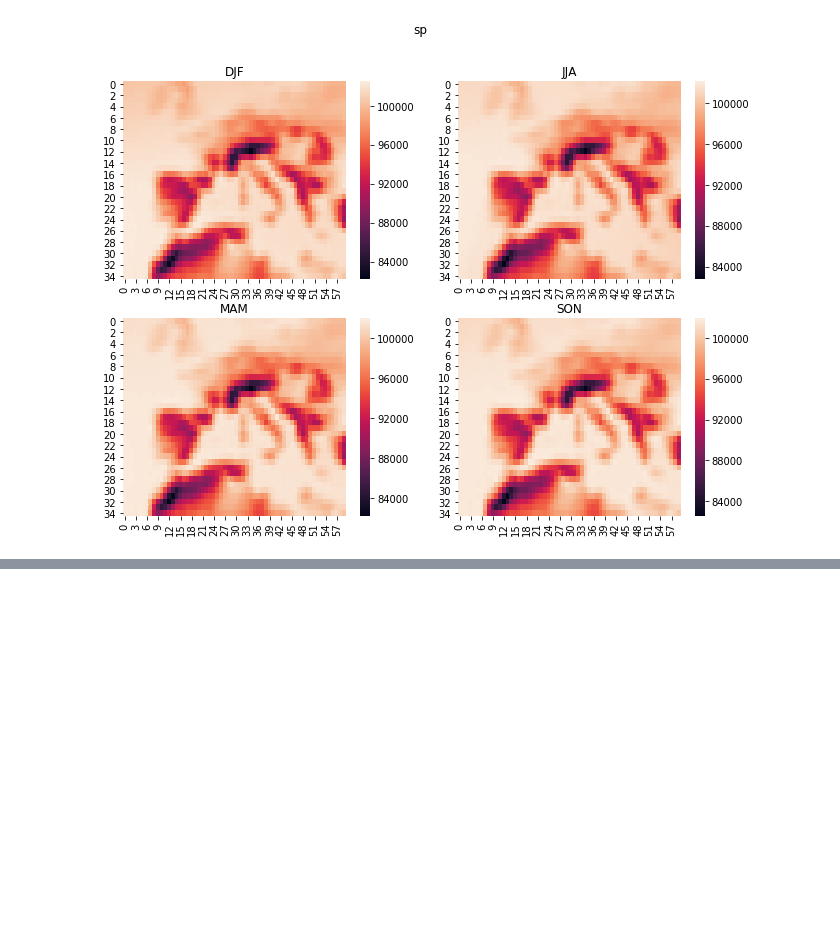
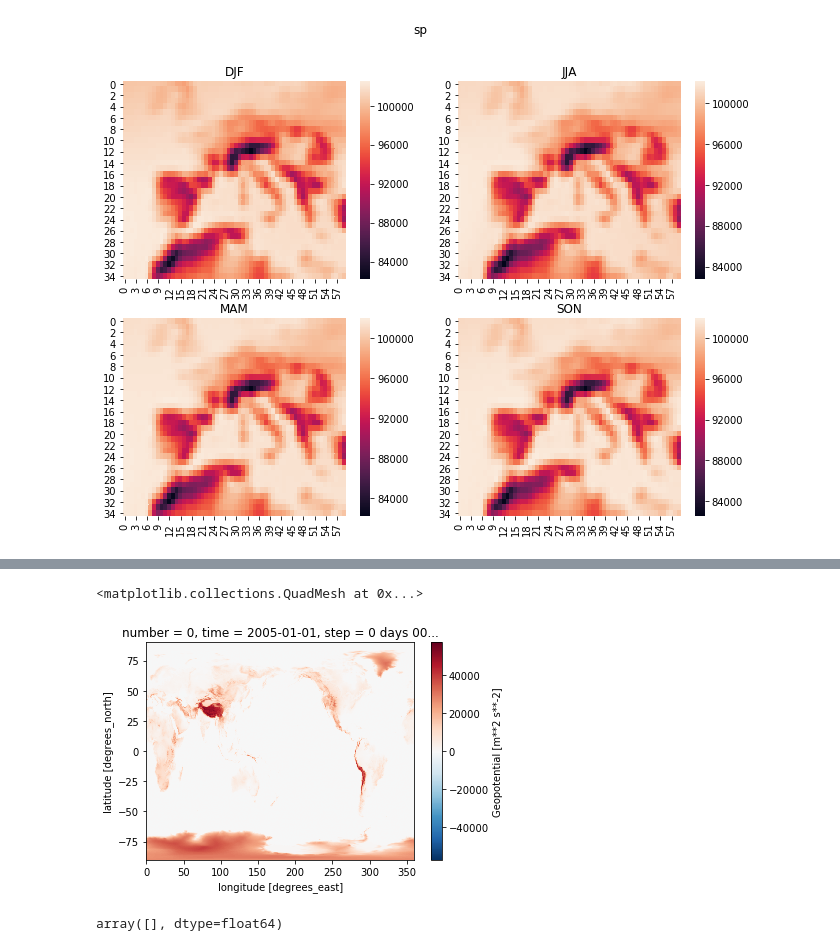
Before and after one commit to hannasv/ms, a Jupyter notebook: notebooks/plotting/plot_grid.ipynb, the cells around one changed output, grey strips where cells are left out. Saved outputs shown, nothing was run; the diff lists cells and outputs as text; code cells hidden in the pictures; blank space fills up the shorter version.

```diff
--- a/notebooks/plotting/plot_grid.ipynb
+++ b/notebooks/plotting/plot_grid.ipynb
@@ -209,0 +276,4 @@ for f in cropped_files:
+# %%
+surf_pressure = xr.open_dataset('/home/hanna/download.grib', engine = 'cfgrib')
+aa = surf_pressure.isel(time=0 )  # latitude = slice(50, 30),
+aa.sel(latitude = slice(50, 30), longitude = slice(-15+180, 25+180))
@@ -209,0 +301,9 @@ for f in cropped_files:
+# %%
+aa.z.plot()
+# %% [output]
+<matplotlib.collections.QuadMesh at 0x...>
+[figure, added]
+# %%
+aa.latitude.values
+# %% [output]
+array([], dtype=float64)
```
Also changed, not shown: parts of 12 cells of this notebook, 4 other files.
